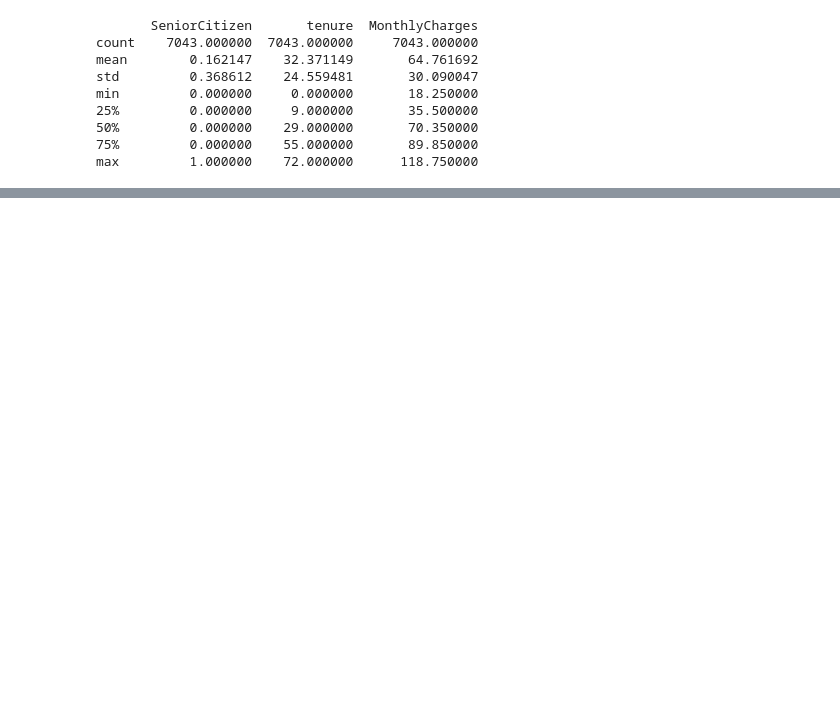
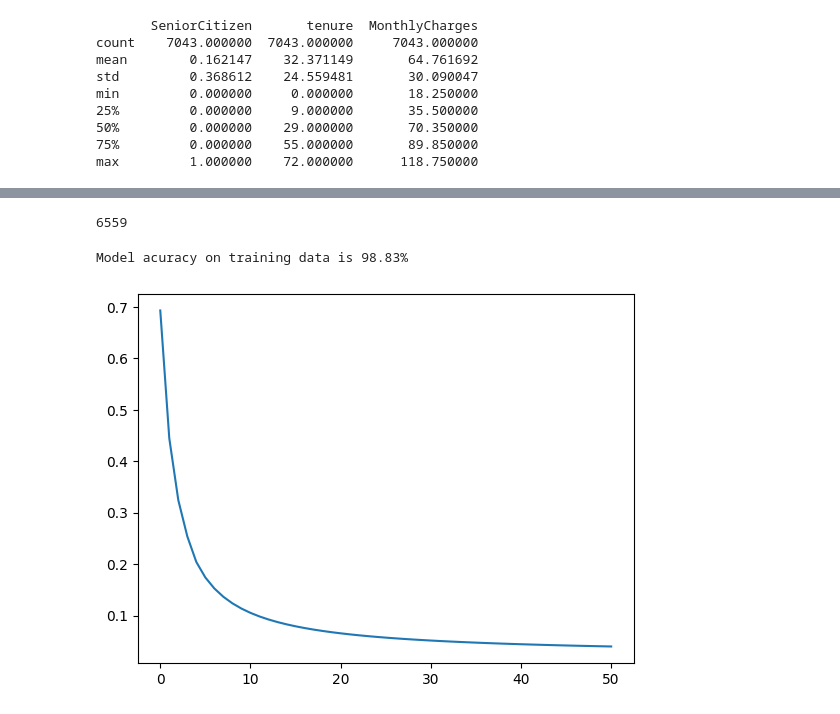
Before and after one commit to mt3312/ML_Practice, a Jupyter notebook: Customer_Churn/LogisticRegression.ipynb, the cells around one changed output, grey strips where cells are left out. Cells and saved outputs as stored; diff of their text form; code cells hidden in the pictures; blank space fills up the shorter version.

Commit message:
One hot encoding and label encoding in logistic regression

```diff
--- a/Customer_Churn/LogisticRegression.ipynb
+++ b/Customer_Churn/LogisticRegression.ipynb
@@ -67,4 +70,6 @@ max         1.000000    72.000000      118.750000
 # %%
 new_data = data.drop(columns="customerID", axis=1, inplace=False)
 # %%
-pd.get_dummies(new_data,drop_first=True)
+#One hot encoding
+
+dataOHE = pd.get_dummies(new_data,drop_first=True,dtype=int)
@@ -84,0 +102,13 @@ pd.get_dummies(new_data,drop_first=True)
+# %%
+from sklearn.model_selection import train_test_split
+X_train_OHE, X_test_OHE, y_train_OHE, y_test_OHE = train_test_split(dataOHE.drop(columns='Churn_Yes'), dataOHE['Churn_Yes'], test_size=0.2, random_state=42)
+X_train_LE, X_test_LE, y_train_LE, y_test_LE = train_test_split(data_LE.drop(columns='Churn'), data_LE['Churn'], test_size=0.2, random_state=42)
+# %%
+#Normalizing the data to prevent overflowing if w gets too large:
+
+from sklearn.preprocessing import StandardScaler
+scaler = StandardScaler()
+X_train_OHE = scaler.fit_transform(X_train_OHE)
+X_test_OHE = scaler.fit_transform(X_test_OHE)
+X_train_LE = scaler.fit_transform(X_train_LE)
+X_test_LE = scaler.fit_transform(X_test_LE)
@@ -84,0 +149,26 @@ pd.get_dummies(new_data,drop_first=True)
+# %%
+X_train_OHE.shape[1]
+# %% [output]
+6559
+# %%
+def runmodel(num_features,X,y):
+# Initialize the model for 2 features
+    model = LogisticRegression(num_features=num_features)
+    L = []
+
+    for i in range(50):
+        y_pred = model.predict_proba(X)
+        Loss =  model.Loss(X,y,epsilon = 1e-15)
+        L.append(Loss)
+        model.updateweights(X,y,y_pred,1)
+
+    accuracy = model.evaluate(X,y)
+    loss = model.Loss(X,y,epsilon=1e-15)
+    L.append(loss)
+    print("Model acuracy on training data is {acc:.2f}%".format(acc=accuracy))
+    plt.plot(L)
+# %%
+runmodel(num_features=X_train_OHE.shape[1],X=X_train_OHE,y=y_train_OHE)
+# %% [output]
+Model acuracy on training data is 98.83%
+[figure, added]
```
Also changed, not shown: parts of 9 cells of this notebook.
